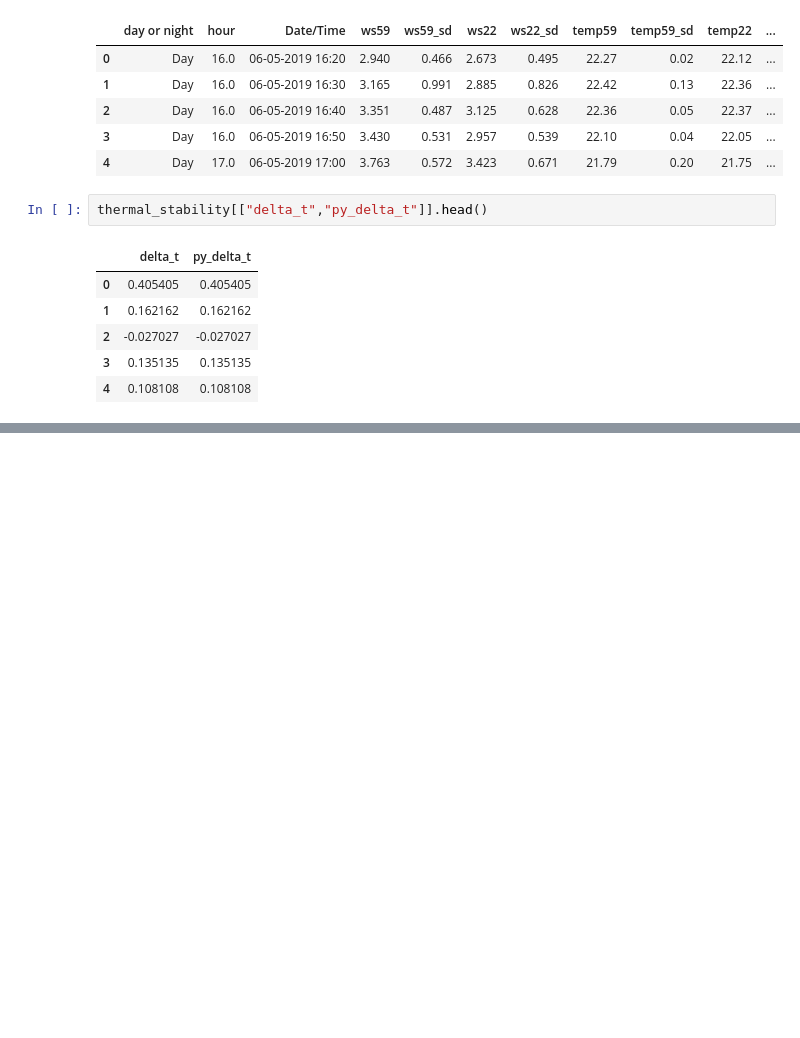
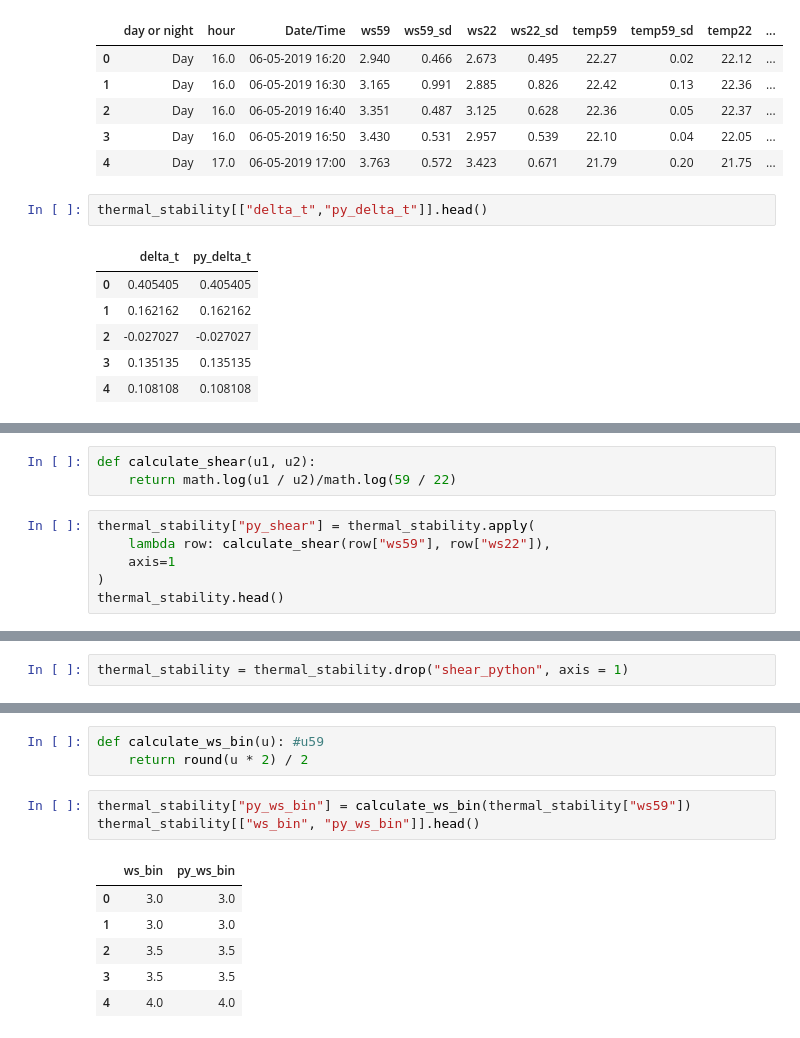
Before and after one commit to Manish-D-Rao/thermal-stability-tool, a Jupyter notebook: notebooks/analysis.ipynb, the cells around one changed output, grey strips where cells are left out. Saved outputs shown, nothing was run; the diff lists cells and outputs as text; blank space fills up the shorter version.

Commit message:
delta_t, shear, ws_bin calculating function created

```diff
--- a/notebooks/analysis.ipynb
+++ b/notebooks/analysis.ipynb
@@ -261,0 +273,9 @@ print(thermal_stability.head())
+# %%
+def calculate_shear(u1, u2):
+    return math.log(u1 / u2)/math.log(59 / 22)
+# %%
+thermal_stability["py_shear"] = thermal_stability.apply(
+    lambda row: calculate_shear(row["ws59"], row["ws22"]),
+    axis=1
+)
+thermal_stability.head()
@@ -261,0 +289,2 @@ print(thermal_stability.head())
+# %%
+thermal_stability = thermal_stability.drop("shear_python", axis = 1)
@@ -261,0 +311,13 @@ print(thermal_stability.head())
+# %%
+def calculate_ws_bin(u): #u59
+    return round(u * 2) / 2
+# %%
+thermal_stability["py_ws_bin"] = calculate_ws_bin(thermal_stability["ws59"])
+thermal_stability[["ws_bin", "py_ws_bin"]].head()
+# %% [output]
+|  | ws_bin | py_ws_bin |
+| 0 | 3.0 | 3.0 |
+| 1 | 3.0 | 3.0 |
+| 2 | 3.5 | 3.5 |
+| 3 | 3.5 | 3.5 |
+| 4 | 4.0 | 4.0 |
```
Also changed, not shown: parts of 7 cells of this notebook, 1 other file.
